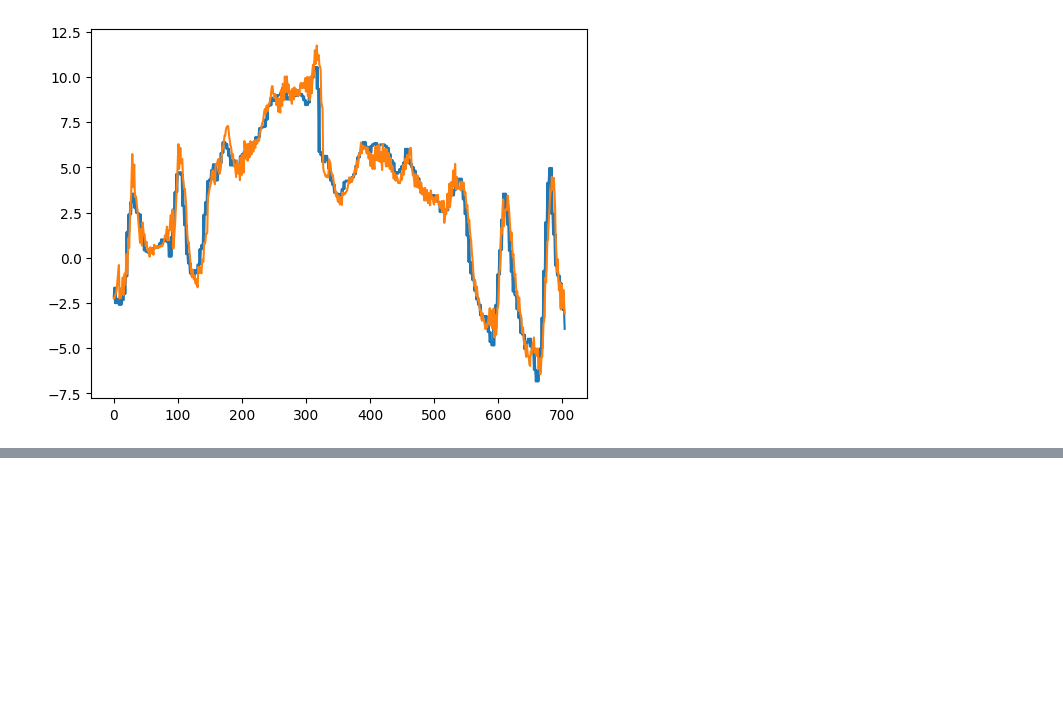
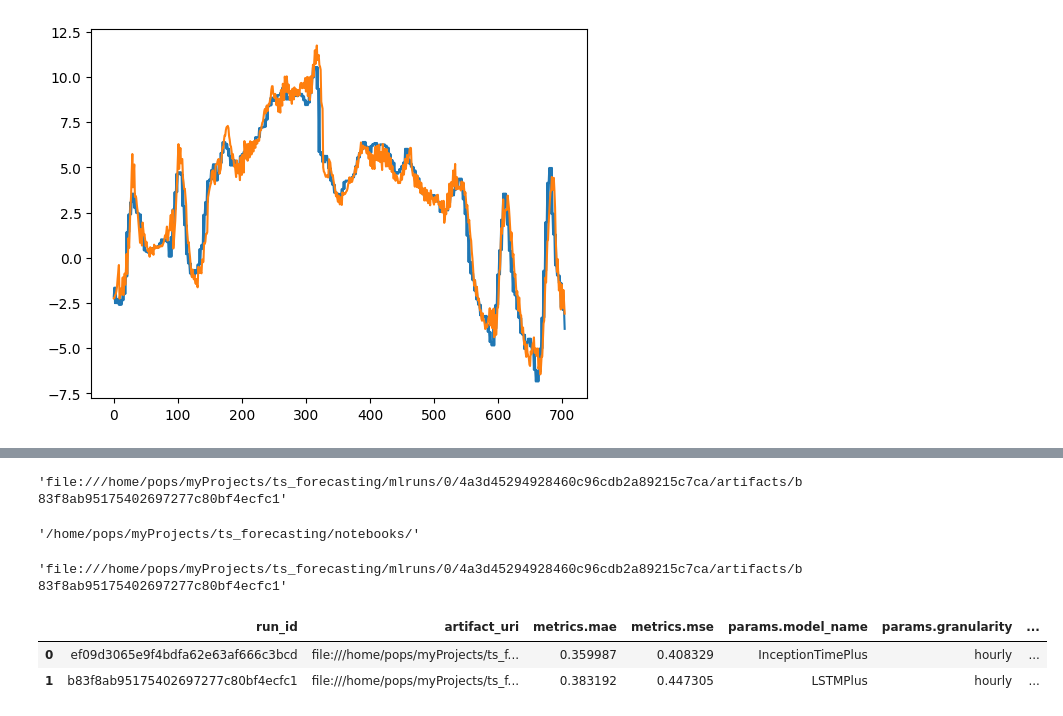
Before and after one commit to mijanr/ForecastFlow, a Jupyter notebook: notebooks/tsai_models.ipynb, the cells around one changed output, grey strips where cells are left out. Saved outputs shown, nothing was run; the diff lists cells and outputs as text; code cells hidden in the pictures; blank space fills up the shorter version.

```diff
--- a/notebooks/tsai_models.ipynb
+++ b/notebooks/tsai_models.ipynb
@@ -86,0 +113,7 @@ plt.plot(predss)
+# %%
+# run_id, artifact_uri, mertics.mae, metrics.mse, params.model_name, 'params.granularity', 'params.window_size', 'params.target_column',
+# 'params.horizon', tags.mlflow.runName
+
+columns = ['run_id', 'artifact_uri', 'metrics.mae', 'metrics.mse', 'params.model_name', 'params.granularity', 'params.window_size', 'params.target_column', 'params.horizon', 'tags.mlflow.runName']
+# %%
+all_runs = all_runs[columns]
@@ -86,0 +124,21 @@ plt.plot(predss)
+# %%
+artifact_uri
+# %% [output]
+'file:///home/pops/myProjects/ts_forecasting/mlruns/0/4a3d45294928460c96cdb2a89215c7ca/artifacts/b83f8ab95175402697277c80bf4ecfc1'
+# %%
+# save the artifact to current directory
+mlflow.artifacts.download_artifacts(run_id='ef09d3065e9f4bdfa62e63af666c3bcd', dst_path='.')
+# %% [output]
+'/home/pops/myProjects/ts_forecasting/notebooks/'
+# %%
+artifact_uri
+# %% [output]
+'file:///home/pops/myProjects/ts_forecasting/mlruns/0/4a3d45294928460c96cdb2a89215c7ca/artifacts/b83f8ab95175402697277c80bf4ecfc1'
+# %%
+# for all 'params.model_name', find the best model based on 'metrics.mae', and make a dataframe
+df_best = all_runs.groupby('params.model_name').apply(lambda x: x.loc[x['metrics.mae'].idxmin()]).reset_index(drop=True)
+df_best
+# %% [output]
+|  | run_id | artifact_uri | metrics.mae | metrics.mse | params.model_name | params.granularity | ... |
+| 0 | ef09d3065e9f4bdfa62e63af666c3bcd | file:///home/pops/myProjects/ts_f... | 0.359987 | 0.408329 | InceptionTimePlus | hourly | ... |
+| 1 | b83f8ab95175402697277c80bf4ecfc1 | file:///home/pops/myProjects/ts_f... | 0.383192 | 0.447305 | LSTMPlus | hourly | ... |
```
Also changed, not shown: parts of 4 cells of this notebook.
